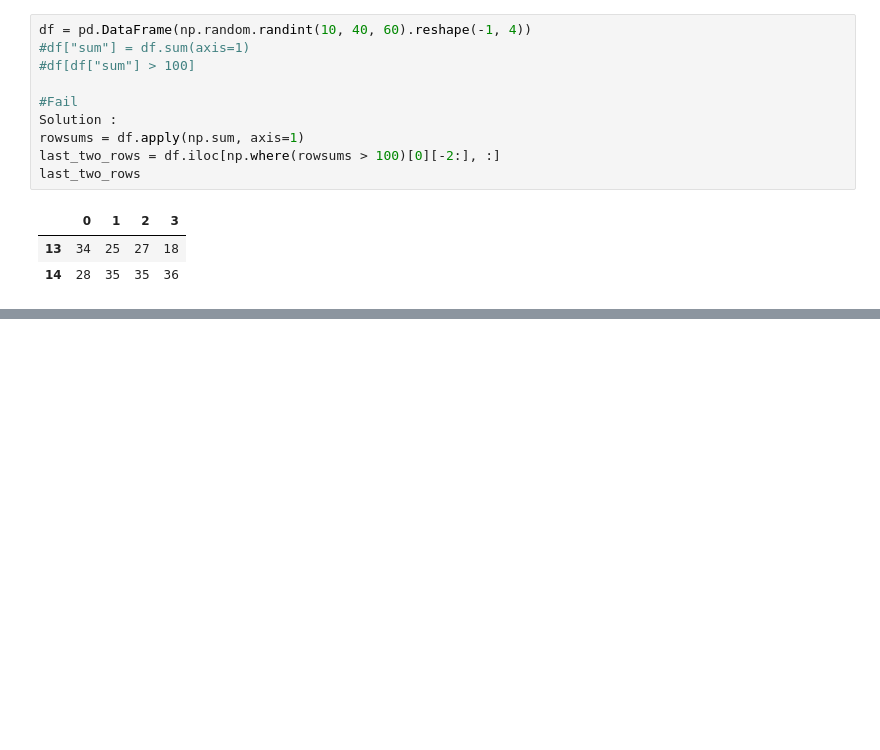
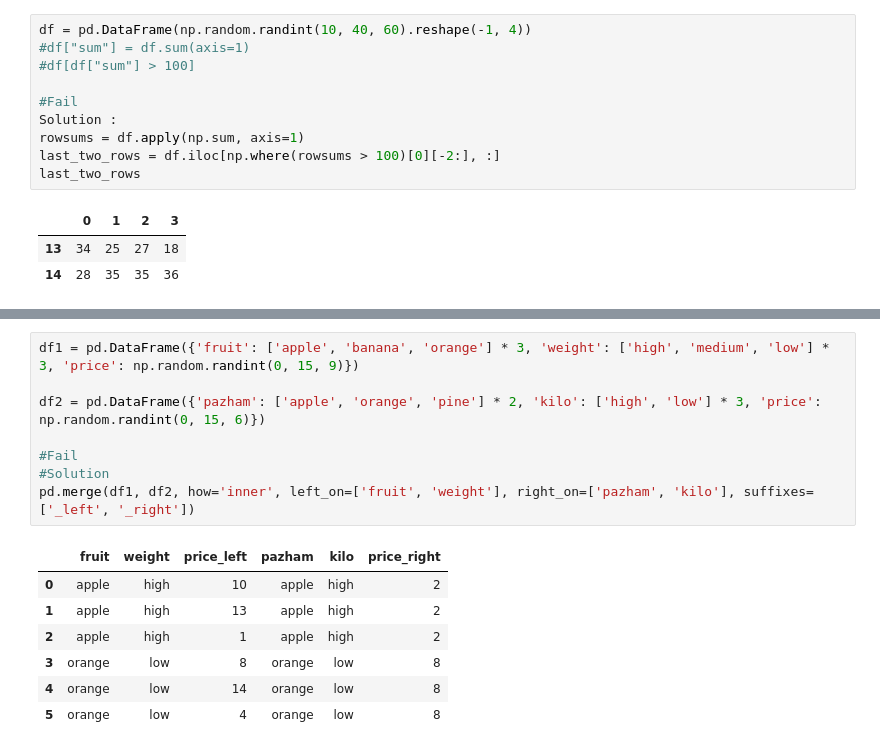
Before and after one commit to SmainK/Python-Exercices, a Jupyter notebook: Pandas exercices/101 Pandas Exercises.ipynb, the cells around one changed output, grey strips where cells are left out. Cells and saved outputs as stored; diff of their text form; blank space fills up the shorter version.

```diff
--- a/Pandas exercices/101 Pandas Exercises.ipynb
+++ b/Pandas exercices/101 Pandas Exercises.ipynb
@@ -1177,0 +1386,16 @@ df.iloc[np.where(rowsums > 100)]
+# %%
+df1 = pd.DataFrame({'fruit': ['apple', 'banana', 'orange'] * 3, 'weight': ['high', 'medium', 'low'] * 3, 'price': np.random.randint(0, 15, 9)})
+
+df2 = pd.DataFrame({'pazham': ['apple', 'orange', 'pine'] * 2, 'kilo': ['high', 'low'] * 3, 'price': np.random.randint(0, 15, 6)})
+
+#Fail
+#Solution
+pd.merge(df1, df2, how='inner', left_on=['fruit', 'weight'], right_on=['pazham', 'kilo'], suffixes=['_left', '_right'])
+# %% [output]
+|  | fruit | weight | price_left | pazham | kilo | price_right |
+| 0 | apple | high | 10 | apple | high | 2 |
+| 1 | apple | high | 13 | apple | high | 2 |
+| 2 | apple | high | 1 | apple | high | 2 |
+| 3 | orange | low | 8 | orange | low | 8 |
+| 4 | orange | low | 14 | orange | low | 8 |
+| 5 | orange | low | 4 | orange | low | 8 |
```
Also changed, not shown: parts of 22 cells of this notebook.
